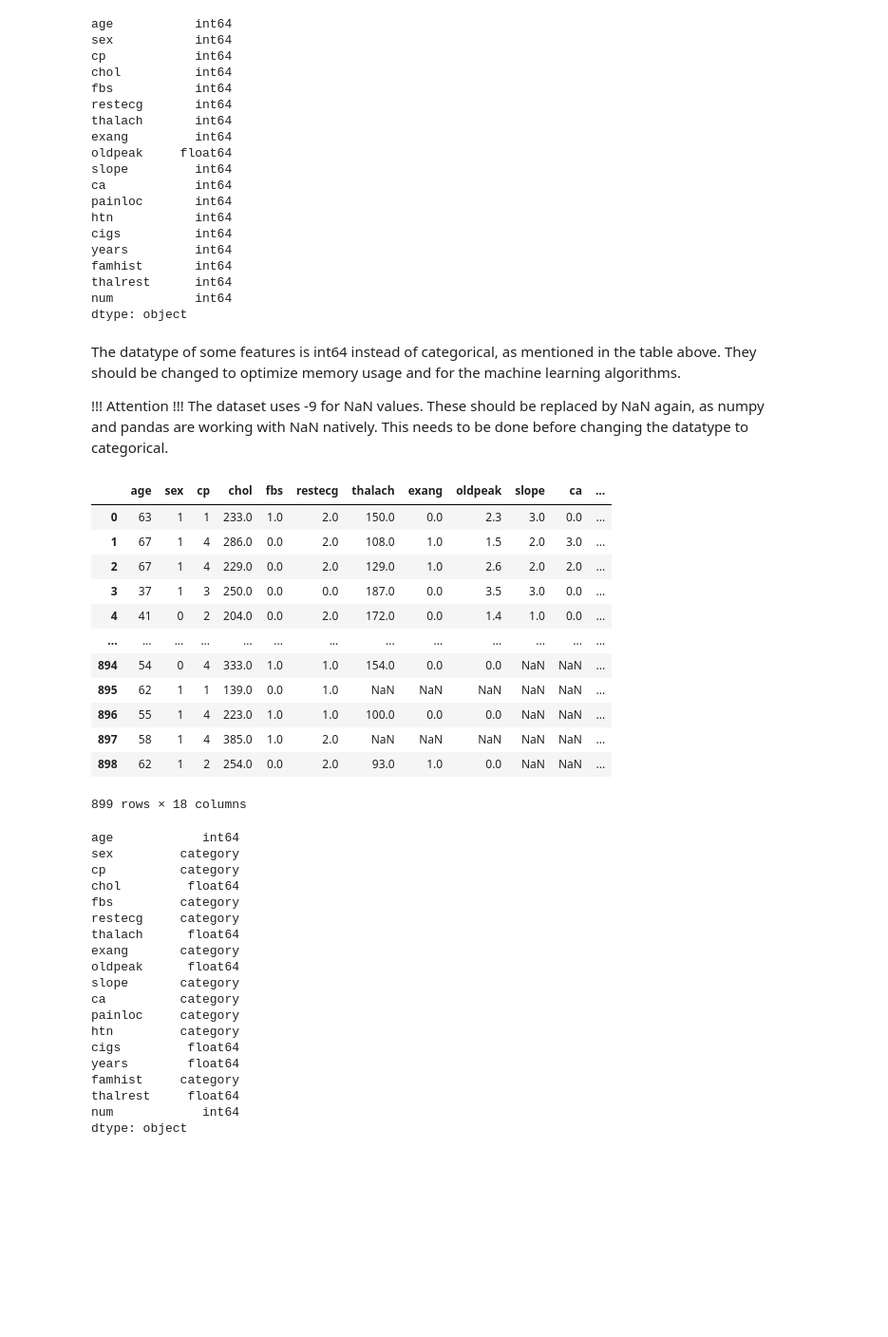
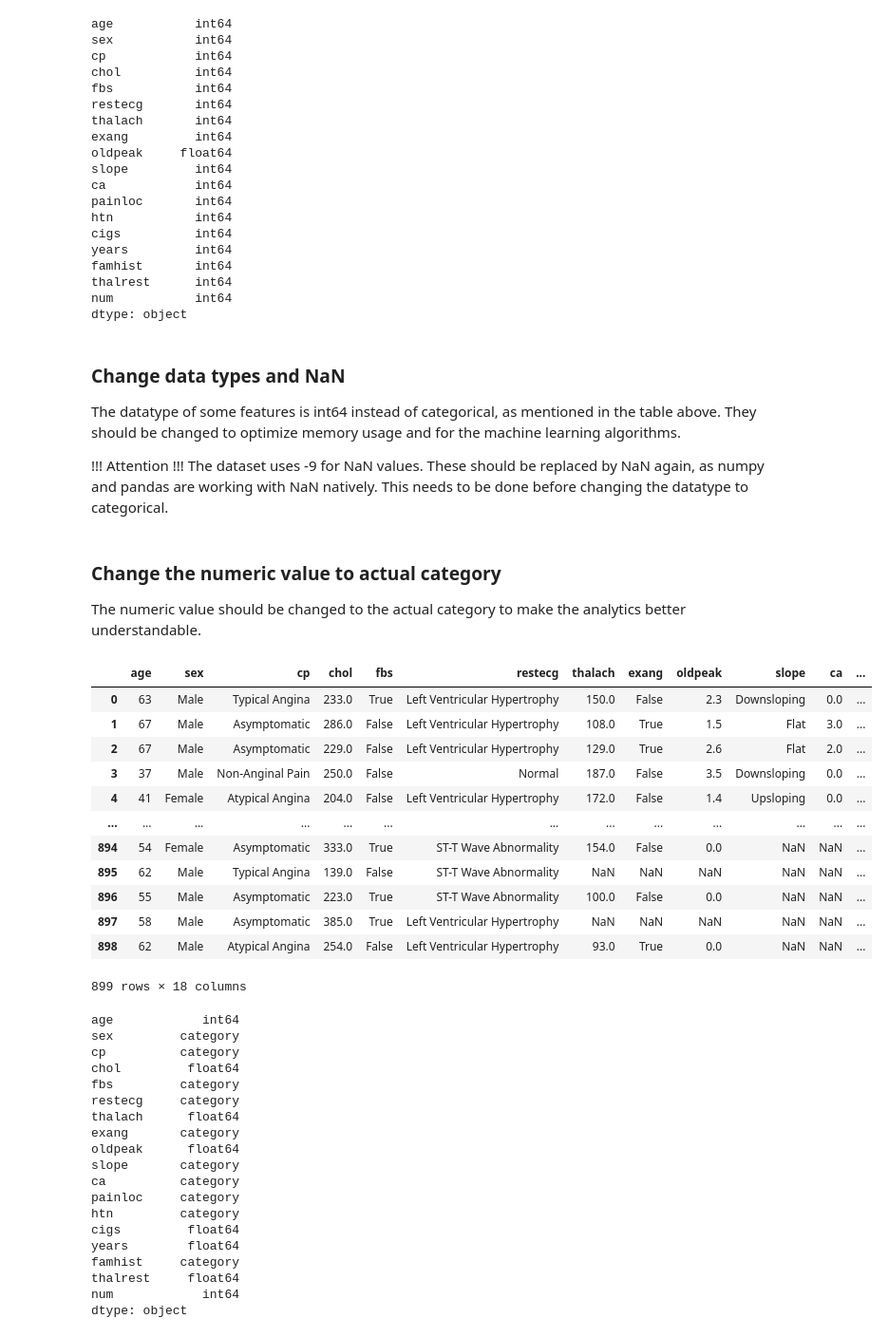
Before and after one commit to KentFre/CDS_CardioVision, a Jupyter notebook: data/data_cleanup.ipynb, the cells around one changed output. Shown: that part at 95% size. Saved outputs shown, nothing was run; the diff lists cells and outputs as text; code cells hidden in the pictures; blank space fills up the shorter version.

Commit message:
Updated Data_cleanup
1. Changed values to the more descriptive atual value instead of numeric values.
2. Changed the target value to a binary problem
3. Finished the duplicate check

```diff
--- a/data/data_cleanup.ipynb
+++ b/data/data_cleanup.ipynb
@@ -146,6 +146,7 @@ thalrest      int64
 num           int64
 dtype: object
 # %% [markdown]
+### Change data types and NaN
 The datatype of some features is int64 instead of categorical, as mentioned in the table above.
 They should be changed to optimize memory usage and for the machine learning algorithms.
 
@@ -155,22 +156,62 @@ This needs to be done before changing the datatype to categorical.
 # %%
 # Replace -9 with NaN
 selected_df = selected_df.replace(-9, np.nan)
-# %%
-selected_df
-# %% [output]
-|  | age | sex | cp | chol | fbs | restecg | thalach | exang | oldpeak | slope | ca | ... |
-| 0 | 63 | 1 | 1 | 233.0 | 1.0 | 2.0 | 150.0 | 0.0 | 2.3 | 3.0 | 0.0 | ... |
-| 1 | 67 | 1 | 4 | 286.0 | 0.0 | 2.0 | 108.0 | 1.0 | 1.5 | 2.0 | 3.0 | ... |
-| 2 | 67 | 1 | 4 | 229.0 | 0.0 | 2.0 | 129.0 | 1.0 | 2.6 | 2.0 | 2.0 | ... |
-| 3 | 37 | 1 | 3 | 250.0 | 0.0 | 0.0 | 187.0 | 0.0 | 3.5 | 3.0 | 0.0 | ... |
-| 4 | 41 | 0 | 2 | 204.0 | 0.0 | 2.0 | 172.0 | 0.0 | 1.4 | 1.0 | 0.0 | ... |
-| ... | ... | ... | ... | ... | ... | ... | ... | ... | ... | ... | ... | ... |
-| 894 | 54 | 0 | 4 | 333.0 | 1.0 | 1.0 | 154.0 | 0.0 | 0.0 | NaN | NaN | ... |
-| 895 | 62 | 1 | 1 | 139.0 | 0.0 | 1.0 | NaN | NaN | NaN | NaN | NaN | ... |
-| 896 | 55 | 1 | 4 | 223.0 | 1.0 | 1.0 | 100.0 | 0.0 | 0.0 | NaN | NaN | ... |
-| 897 | 58 | 1 | 4 | 385.0 | 1.0 | 2.0 | NaN | NaN | NaN | NaN | NaN | ... |
-| 898 | 62 | 1 | 2 | 254.0 | 0.0 | 2.0 | 93.0 | 1.0 | 0.0 | NaN | NaN | ... |
-899 rows × 18 columns
+# %% [markdown]
+### Change the numeric value to actual category
+The numeric value should be changed to the actual category to make the analytics better understandable.
+# %%
+# Covnert sex to descriptive labels
+selected_df['sex'] = selected_df['sex'].replace({1: 'Male', 0: 'Female'})
+
+# Convert 'cp' (chest pain) to descriptive labels
+selected_df['cp'] = selected_df['cp'].replace({
+    1: 'Typical Angina',
+    2: 'Atypical Angina',
+    3: 'Non-Anginal Pain',
+    4: 'Asymptomatic'
+})
+
+# Convert 'fbs' (fasting blood sugar > 120 mg/dl) to True/False
+selected_df['fbs'] = selected_df['fbs'].replace({1: True, 0: False})
+
+# Convert 'restecg' to descriptive labels
+selected_df['restecg'] = selected_df['restecg'].replace({
+    0: 'Normal',
+    1: 'ST-T Wave Abnormality',
+    2: 'Left Ventricular Hypertrophy'
+})
+
+# Convert 'exang' (exercise induced angina) to True/False
+selected_df['exang'] = selected_df['exang'].replace({1: True, 0: False})
+
+# Convert 'slope' to descriptive labels
+selected_df['slope'] = selected_df['slope'].replace({
+    1: 'Upsloping',
+    2: 'Flat',
+    3: 'Downsloping'
+})
+
+# Convert 'painloc' (chest pain location) to descriptive labels
+selected_df['painloc'] = selected_df['painloc'].replace({1: 'Substernal', 0: 'Otherwise'})
+
+# Convert 'famhist' (family history of coronary artery disease) to True/False
+selected_df['famhist'] = selected_df['famhist'].replace({1: True, 0: False})
+
+selected_df
+# %% [output]
+|  | age | sex | cp | chol | fbs | restecg | thalach | exang | oldpeak | slope | ca | ... |
+| 0 | 63 | Male | Typical Angina | 233.0 | True | Left Ventricular Hypertrophy | 150.0 | False | 2.3 | Downsloping | 0.0 | ... |
+| 1 | 67 | Male | Asymptomatic | 286.0 | False | Left Ventricular Hypertrophy | 108.0 | True | 1.5 | Flat | 3.0 | ... |
+| 2 | 67 | Male | Asymptomatic | 229.0 | False | Left Ventricular Hypertrophy | 129.0 | True | 2.6 | Flat | 2.0 | ... |
+| 3 | 37 | Male | Non-Anginal Pain | 250.0 | False | Normal | 187.0 | False | 3.5 | Downsloping | 0.0 | ... |
+| 4 | 41 | Female | Atypical Angina | 204.0 | False | Left Ventricular Hypertrophy | 172.0 | False | 1.4 | Upsloping | 0.0 | ... |
+| ... | ... | ... | ... | ... | ... | ... | ... | ... | ... | ... | ... | ... |
+| 894 | 54 | Female | Asymptomatic | 333.0 | True | ST-T Wave Abnormality | 154.0 | False | 0.0 | NaN | NaN | ... |
+| 895 | 62 | Male | Typical Angina | 139.0 | False | ST-T Wave Abnormality | NaN | NaN | NaN | NaN | NaN | ... |
+| 896 | 55 | Male | Asymptomatic | 223.0 | True | ST-T Wave Abnormality | 100.0 | False | 0.0 | NaN | NaN | ... |
+| 897 | 58 | Male | Asymptomatic | 385.0 | True | Left Ventricular Hypertrophy | NaN | NaN | NaN | NaN | NaN | ... |
+| 898 | 62 | Male | Atypical Angina | 254.0 | False | Left Ventricular Hypertrophy | 93.0 | True | 0.0 | NaN | NaN | ... |
+899 rows × 18 columns
 # %%
 # Convert columns to categorical data types, handling NaN values properly
 columns_to_convert = ['sex', 'cp', 'fbs', 'restecg', 'exang', 'slope', 'ca', 'painloc', 'htn', 'famhist']
```
Also changed, not shown: parts of 13 cells of this notebook, 1 other file.
